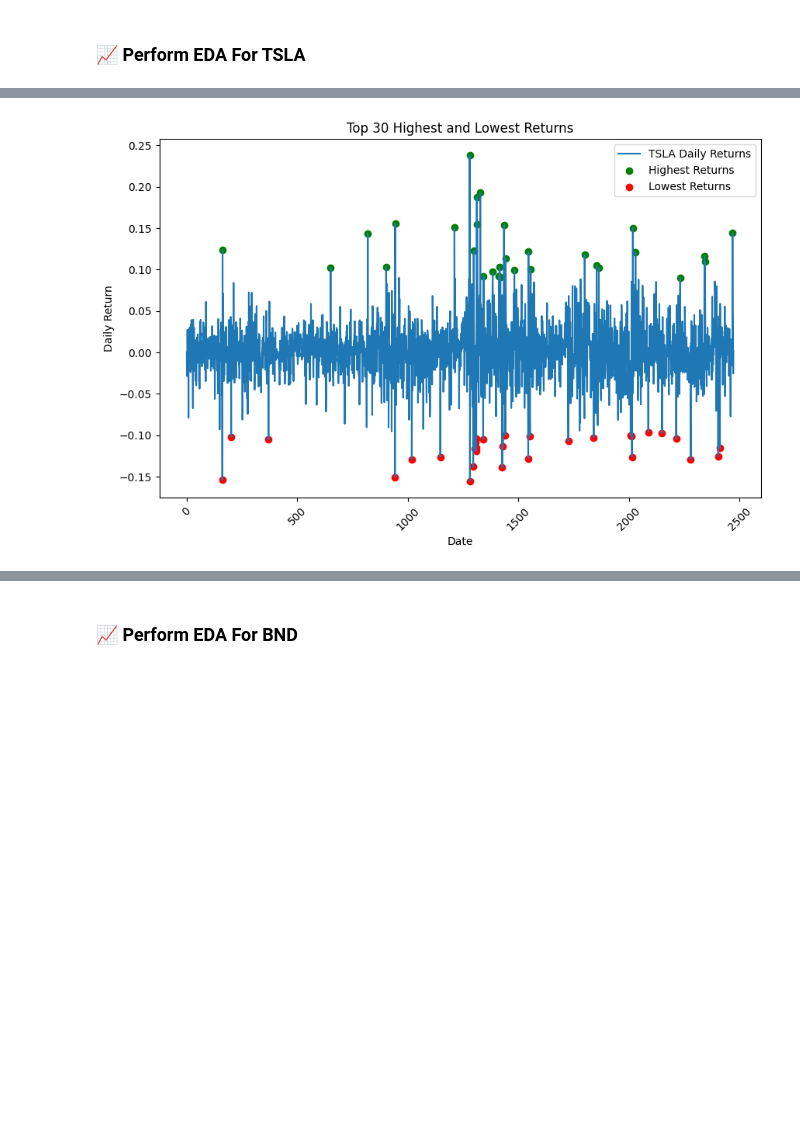
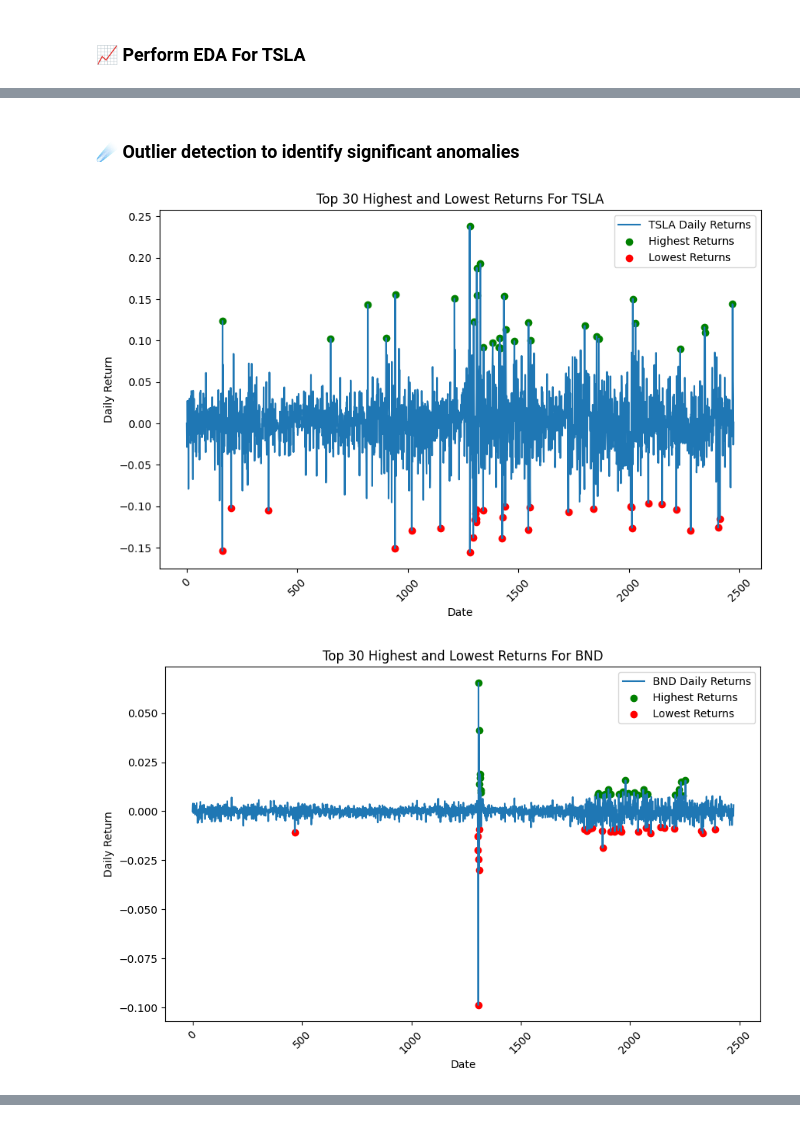
Before and after one commit to GuleWako/Time-Series-Forecasting-for-Portfolio-Management, a Jupyter notebook: notebooks/portfolioManagement.ipynb, the cells around one changed output, grey strips where cells are left out. Cells and saved outputs as stored; diff of their text form; code cells hidden in the pictures; blank space fills up the shorter version.

```diff
--- a/notebooks/portfolioManagement.ipynb
+++ b/notebooks/portfolioManagement.ipynb
@@ -309,4 +354,7 @@ Sharpe Ratio for TSLA: 0.815075973674729
+# %% [markdown]
+### ☄ Outlier detection to identify significant anomalies
 # %%
-outlierDetection(tsla_data,"TSLA")
+outlierDetection([tsla_data,bnd_data,spy_data], ['TSLA','BND','SPY'])
 # %% [output]
-[figure, old version]
+[figure, new version]
+[figure, added]
@@ -313,2 +361,0 @@ outlierDetection(tsla_data,"TSLA")
-# %% [markdown]
-### 📈 Perform EDA For BND
```
Also changed, not shown: parts of 24 cells of this notebook, 1 other file.
